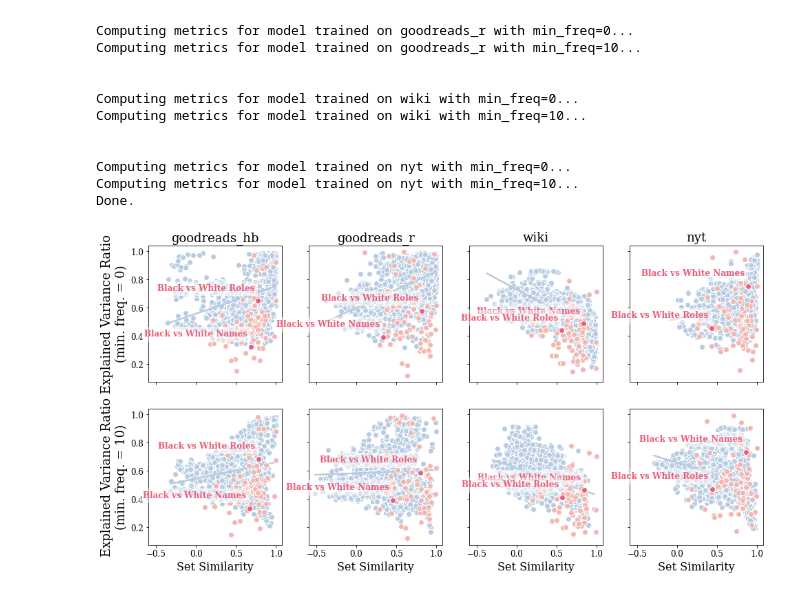
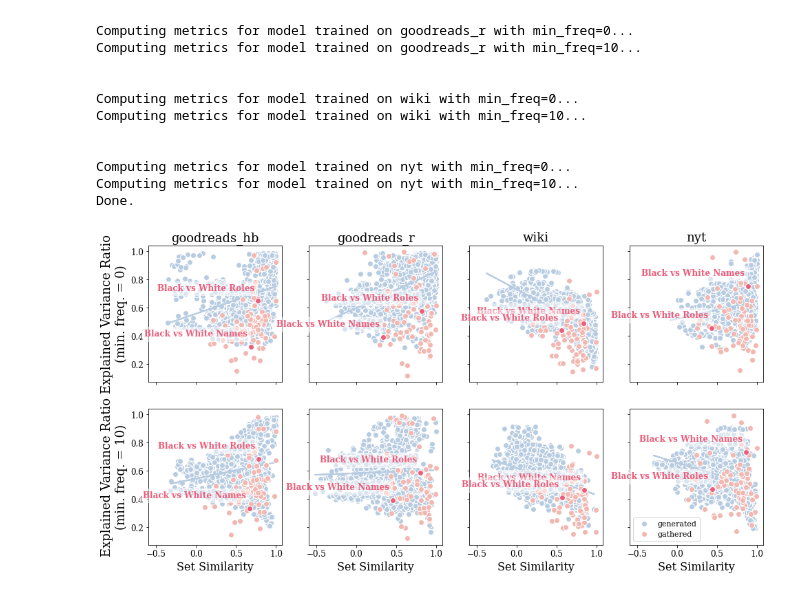
Before and after one commit to thesofakillers/badder-seeds, a Jupyter notebook: notebooks/fig_5.ipynb, the cells around one changed output. Saved outputs shown, nothing was run; the diff lists cells and outputs as text; code cells hidden in the pictures.

Commit message:
add legend

```diff
--- a/notebooks/fig_5.ipynb
+++ b/notebooks/fig_5.ipynb
@@ -97,13 +97,16 @@ for r, (freq, row) in enumerate(zip(["0", "10"], [row_0, row_10])):
             generated_set_sim,
             generated_exp_var,
             "o",
+            markersize=8,
+            markerfacecolor="#B8CCE1",
+            markeredgecolor="white",
+            label="generated",
+        )
+        ax.plot(
             generated_set_sim,
             gen_poly1d_fn(generated_set_sim),
             color="#B8CCE1",
             linewidth=2,
-            markersize=8,
-            markerfacecolor="#B8CCE1",
-            markeredgecolor="white",
         )
         # gathered
         ax.plot(
@@ -113,6 +116,7 @@ for r, (freq, row) in enumerate(zip(["0", "10"], [row_0, row_10])):
             markersize=8,
             markerfacecolor="#F1B7B0",
             markeredgecolor="white",
+            label="gathered",
         )
 
         highlighted_set_sim = [gathered_set_sim[idx] for idx in [names_idx, roles_idx]]
@@ -125,35 +129,37 @@ for r, (freq, row) in enumerate(zip(["0", "10"], [row_0, row_10])):
             markersize=8,
             markerfacecolor="#EC5E7B",
             markeredgecolor="white",
         )
 
         for i, label in enumerate(["Black vs White Names", "Black vs White Roles"]):
             ax.annotate(
                 label,
                 (highlighted_set_sim[i], highlighted_exp_var[i]),
                 xytext=(-5, 15),
                 textcoords="offset points",
                 horizontalalignment="right",
                 color="#EC5E7B",
                 weight="heavy",
                 fontsize=12,
                 bbox=dict(facecolor="white", alpha=0.5, edgecolor="white"),
             )
 
-        ax.tick_params(axis='both', which='major', labelsize=12)
+        ax.tick_params(axis="both", which="major", labelsize=12)
         if r == 1:
             ax.set_xlabel("Set Similarity", fontsize=16)
+            if c == 3:
+                ax.legend(loc="lower left", fontsize=11)
         if c == 0:
             ax.set_ylabel(
                 f"Explained Variance Ratio\n(min. freq. = {freq})", fontsize=18
             )
         if r == 0:
             ax.set_title(f"{corpus}", fontsize=18)
 
 # fig.tight_layout()
 plt.show()
 # %% [output]
-[figure, old version]
+[figure, new version]
 # %%
 # save to latex
 fig.savefig("images/fig_5.pdf", bbox_inches="tight")
```
